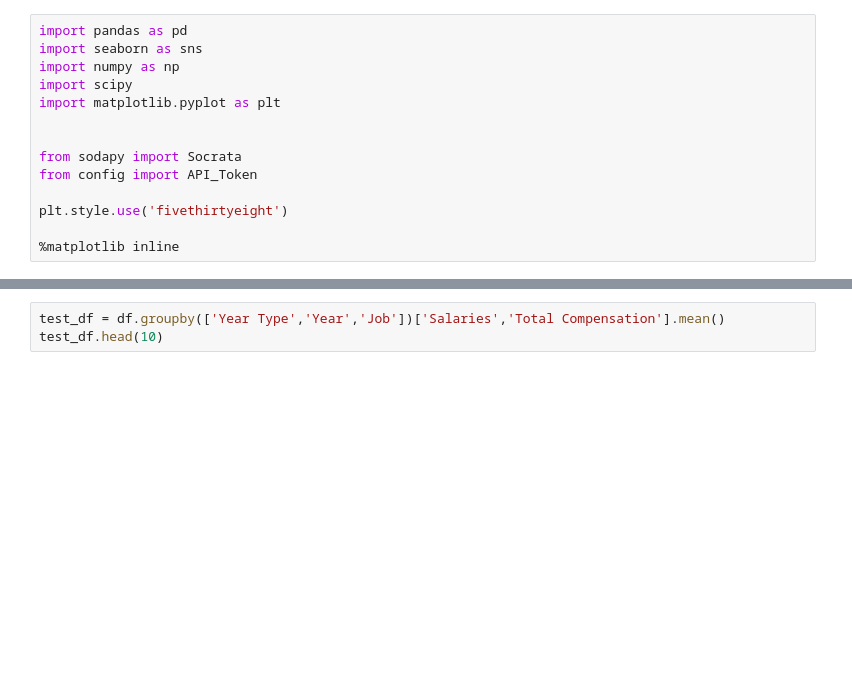
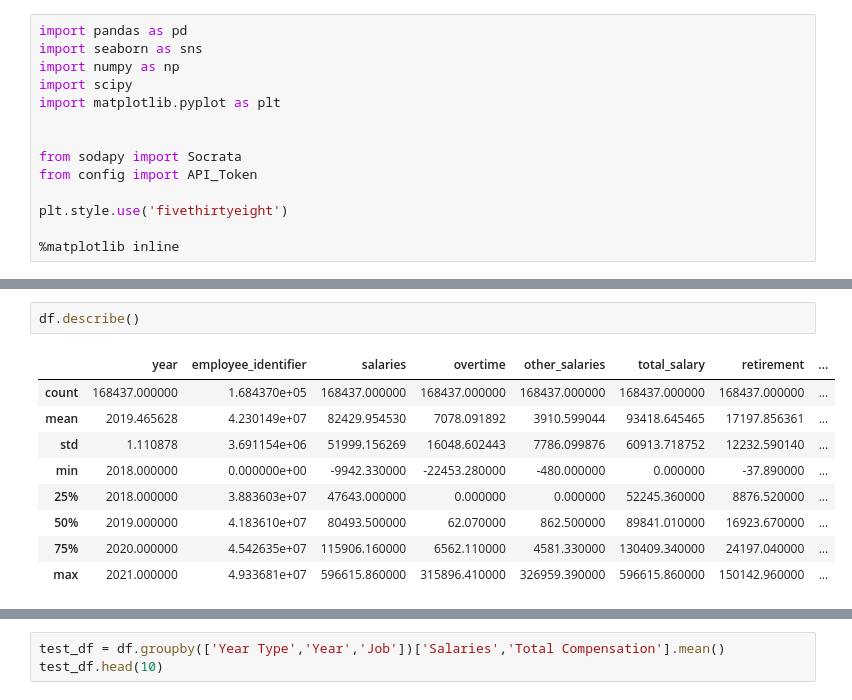
Before and after one commit to susiexia/SF_Employee_Comp_Dash, a Jupyter notebook: sf_comp_jupyter_analytics.ipynb, the cells around one changed output, grey strips where cells are left out. Cells and saved outputs as stored; diff of their text form; blank space fills up the shorter version.

```diff
--- a/sf_comp_jupyter_analytics.ipynb
+++ b/sf_comp_jupyter_analytics.ipynb
@@ -93,0 +146,12 @@ category_column_name = ['organization_group_code', 'job_family_code', 'job_code'
+# %%
+df.describe()
+# %% [output]
+|  | year | employee_identifier | salaries | overtime | other_salaries | total_salary | retirement | ... |
+| count | 168437.000000 | 1.684370e+05 | 168437.000000 | 168437.000000 | 168437.000000 | 168437.000000 | 168437.000000 | ... |
+| mean | 2019.465628 | 4.230149e+07 | 82429.954530 | 7078.091892 | 3910.599044 | 93418.645465 | 17197.856361 | ... |
+| std | 1.110878 | 3.691154e+06 | 51999.156269 | 16048.602443 | 7786.099876 | 60913.718752 | 12232.590140 | ... |
+| min | 2018.000000 | 0.000000e+00 | -9942.330000 | -22453.280000 | -480.000000 | 0.000000 | -37.890000 | ... |
+| 25% | 2018.000000 | 3.883603e+07 | 47643.000000 | 0.000000 | 0.000000 | 52245.360000 | 8876.520000 | ... |
+| 50% | 2019.000000 | 4.183610e+07 | 80493.500000 | 62.070000 | 862.500000 | 89841.010000 | 16923.670000 | ... |
+| 75% | 2020.000000 | 4.542635e+07 | 115906.160000 | 6562.110000 | 4581.330000 | 130409.340000 | 24197.040000 | ... |
+| max | 2021.000000 | 4.933681e+07 | 596615.860000 | 315896.410000 | 326959.390000 | 596615.860000 | 150142.960000 | ... |
```
Also changed, not shown: parts of 17 cells of this notebook, 2 other files.
